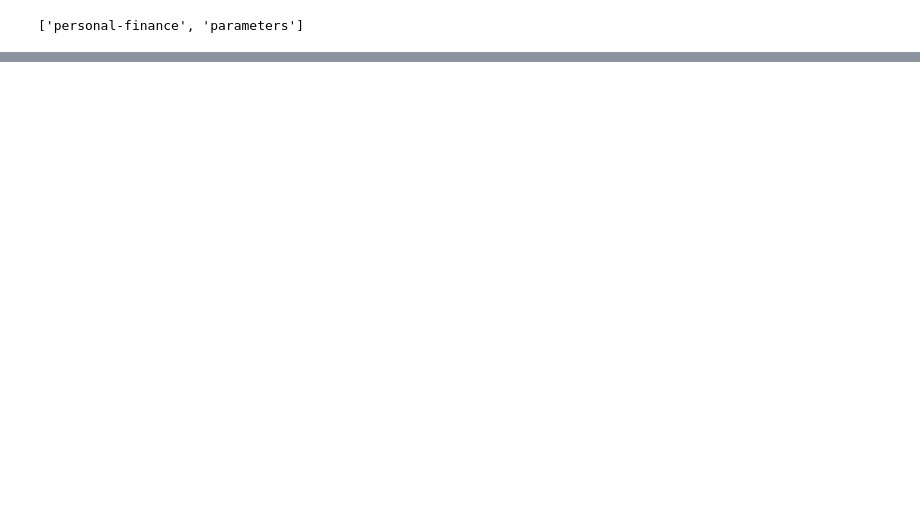
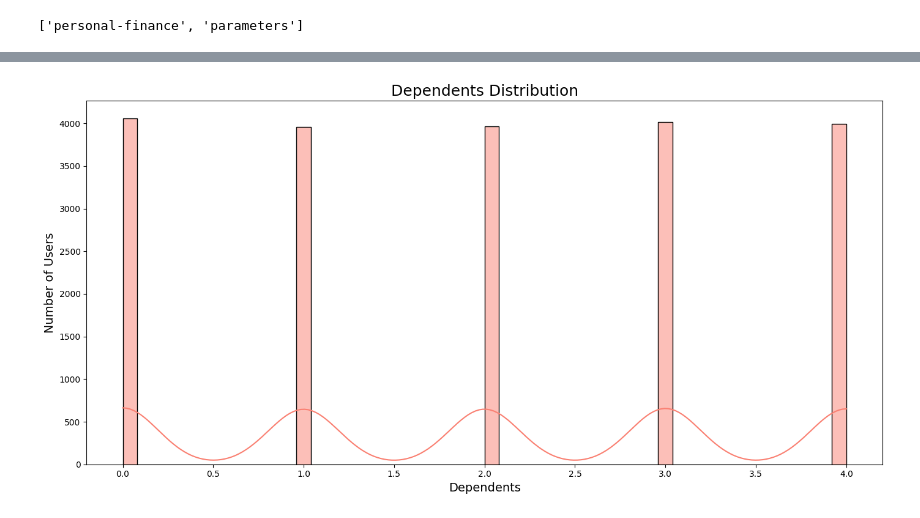
Before and after one commit to bahadurvikram/personal-finance, a Jupyter notebook: notebooks/EDA.ipynb, the cells around one changed output, grey strips where cells are left out. Cells and saved outputs as stored; diff of their text form; code cells hidden in the pictures; blank space fills up the shorter version.

```diff
--- a/notebooks/EDA.ipynb
+++ b/notebooks/EDA.ipynb
@@ -18,0 +125,9 @@ df.head()
+# %%
+plt.figure(figsize=(14, 7))
+sns.histplot(df['Dependents'], bins=50, kde=True, color='salmon')
+plt.title('Dependents Distribution', fontsize=18)
+plt.xlabel('Dependents', fontsize=14)
+plt.ylabel('Number of Users', fontsize=14)
+plt.tight_layout()
+plt.show()
+# %% [output]
@@ -18,0 +135 @@ df.head()
+[figure, added]
```
Also changed, not shown: parts of 33 cells of this notebook, 15 other files.
